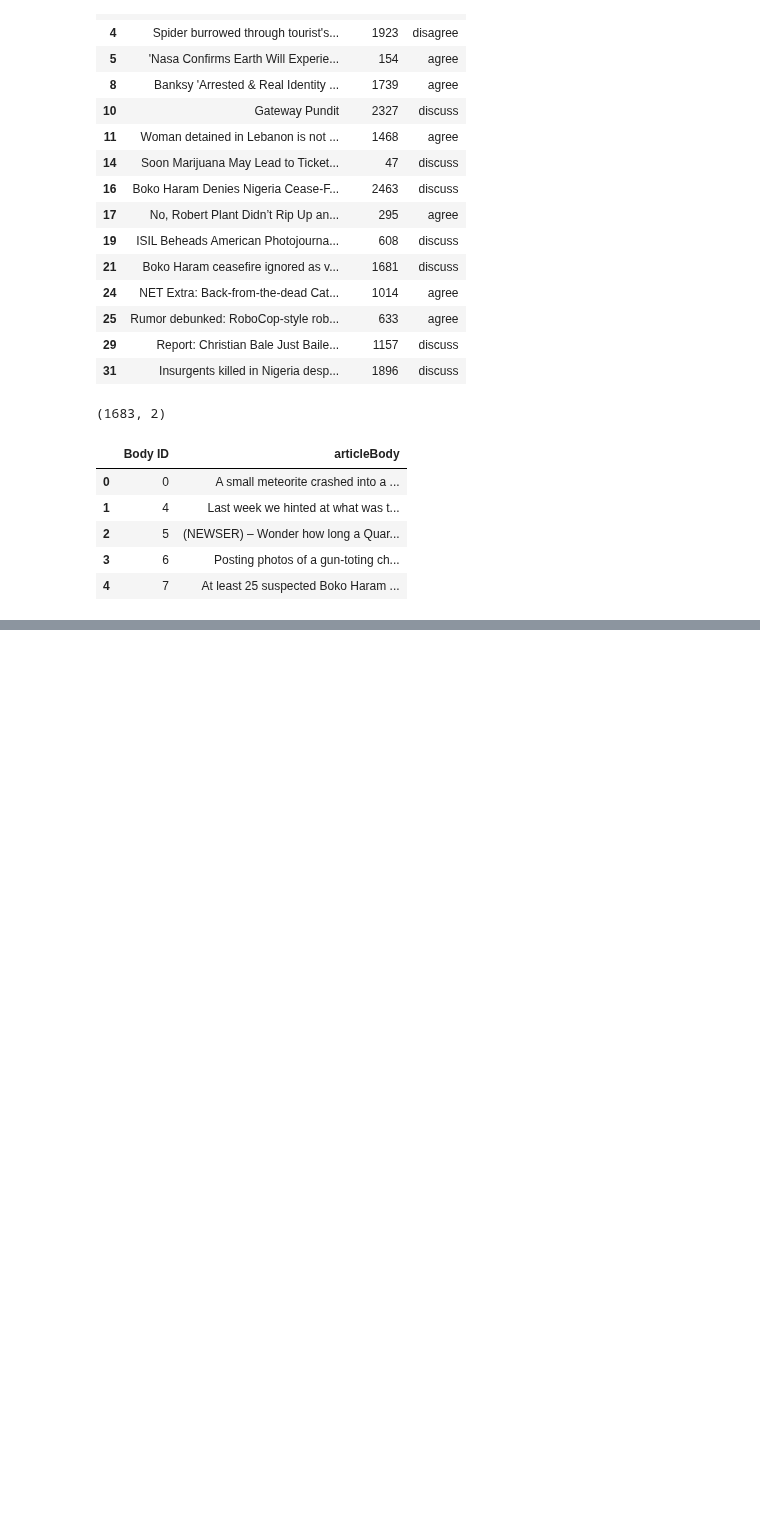
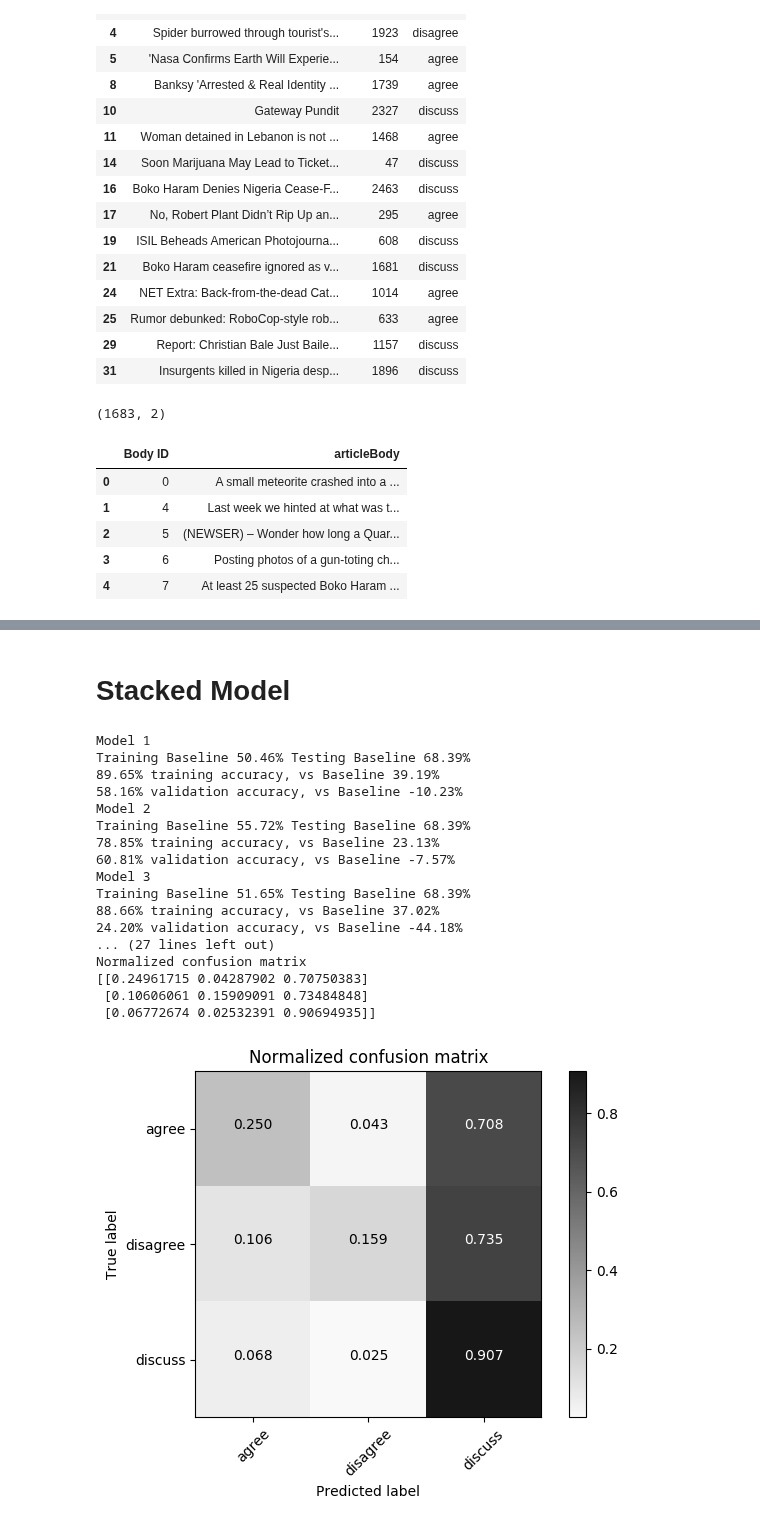
Before and after one commit to CornellDataScience/Insights-FakeNews, a Jupyter notebook: Graph Model.ipynb, the cells around one changed output, grey strips where cells are left out. Cells and saved outputs as stored; diff of their text form; code cells hidden in the pictures; blank space fills up the shorter version.

Commit message:
updated graph model

```diff
--- a/Graph Model.ipynb
+++ b/Graph Model.ipynb
@@ -213,7 +205,7 @@ def get_summary(doc, subjects, n = 5):
             return score/word_count if word_count > 4 else 0
     sentences = [s for s in doc.sents]
     scored_sentences = [[idx, sent, score_sentence(sent)] for idx, sent in enumerate(sentences)]
-    # scored_sentences = [s for s in scored_sentences if s[2] > 0] #filter out non-scoring sentences
+    scored_sentences = [s for s in scored_sentences if s[2] > 0] #filter out non-scoring sentences
     scored_sentences.sort(key = lambda x: x[2], reverse = True)
     top = scored_sentences[:n-1]
     top.sort(key = lambda x: x[0])
@@ -287,7 +279,7 @@ def get_neg_ancestors(doc):
             results[3] += 1
     return tuple(results)
 # %%
-h_id = 20
+h_id = 25
 df = agrees
 test = nlp(preprocess(list(df.values)[h_id][0]))
 print(test)
@@ -307,13 +299,10 @@ None
 # %%
 body_text = get_body(list(df.values)[h_id][1])
 body = coref(preprocess(body_text))
-resolved = body._.coref_resolved
-print(resolved)
-print("")
+resolved = body._.coref_resolved.lower()
 body = nlp(resolved)
 body_graph = build_graph(body)
 summary = get_summary(body, test_subj, 5)
-print(summary)
 for s in summary:
     svo_s = get_svos(s)
     print(get_shortest_path_to_negating(body_graph, test_subj))
@@ -366,7 +355,7 @@ for body in range(len(body_data)):
         print("Processed "+str(body))
     b_id, txt = tuple(body_data[body])
     nlp_a = coref(preprocess(txt))
-    nlp_b = nlp(nlp_a._.coref_resolved)
+    nlp_b = nlp(nlp_a._.coref_resolved.lower())
     body_graph = build_graph(nlp_b)
     nqb = 0
     for tok in nlp_b:
@@ -687,0 +560,64 @@ Normalized confusion matrix
+# %% [markdown]
+# Stacked Model
+# %%
+models = [
+RandomForestClassifier(n_estimators = 400, max_depth = 7), #, subsample = 0.2, learning_rate = 0.025, random_state=0, min_samples_leaf = 3),
+RandomForestClassifier(n_estimators = 400, max_depth = 7), #, subsample = 0.2, learning_rate = 0.025, random_state=0, min_samples_leaf = 3),
+RandomForestClassifier(n_estimators = 400, max_depth = 7), #, subsample = 0.2, learning_rate = 0.025, random_state=0, min_samples_leaf = 3),
+RandomForestClassifier(n_estimators = 400, max_depth = 7), #, subsample = 0.2, learning_rate = 0.025, random_state=0, min_samples_leaf = 3),
+RandomForestClassifier(n_estimators = 400, max_depth = 7), #, subsample = 0.2, learning_rate = 0.025, random_state=0, min_samples_leaf = 3),
+]
+trained_models, trained_data = train_multiple(models, [
+    [0,10,1],
+    [3,0,1],
+    [1,4,0],
+    [3,10,1],
+    [1,1,1],
+])
+
+model = DecisionTreeClassifier()
+models = list(trained_models)
+training_data = trained_data[0]
+testing_data = trained_data[1]
+preds = [label_to_int(m.predict(training_data[0])) for m in models]
+model.fit(np.swapaxes(preds,0,1), training_data[1])
+tr_acc = model.score(np.swapaxes(preds,0,1), training_data[1])
+print('{0:.2f}% training accuracy'.format(tr_acc*100))
+
+test_preds = [label_to_int(m.predict(testing_data[0])) for m in models]
+val_acc = model.score(np.swapaxes(test_preds,0,1), testing_data[1])
+print('{0:.2f}% validation accuracy'.format(val_acc*100))
+print("Baseline comparison: TR {0:.2f}% VAL {1:.2f}%".format((tr_acc-baseline_tr)*100,(val_acc-baseline_val)*100))
+
+actual = testing_data[1]
+predicted = model.predict(np.swapaxes(test_preds,0,1))
+# actual = actual + ["unrelated"] * 7500
+# predicted = np.concatenate((predicted, ["unrelated"] * 7500),axis = 0)
+sc.report_score(actual, predicted)
+print("F1 Score")
+print(f1_score(actual, predicted, average = None))
+print("Avg Precision Score")
+print(precision_score(actual, predicted, average = None))
+matrix = confusion_matrix(actual,predicted)
+plot_confusion_matrix(matrix, classes=["agree","disagree", "discuss"],
+                      title='Normalized confusion matrix')
+plt.show()
+# %% [output]
+Model 1
+Training Baseline 50.46% Testing Baseline 68.39%
+89.65% training accuracy, vs Baseline 39.19%
+58.16% validation accuracy, vs Baseline -10.23%
+Model 2
+Training Baseline 55.72% Testing Baseline 68.39%
+78.85% training accuracy, vs Baseline 23.13%
+60.81% validation accuracy, vs Baseline -7.57%
+Model 3
+Training Baseline 51.65% Testing Baseline 68.39%
+88.66% training accuracy, vs Baseline 37.02%
+24.20% validation accuracy, vs Baseline -44.18%
+... (27 lines left out)
+Normalized confusion matrix
+[[0.24961715 0.04287902 0.70750383]
+ [0.10606061 0.15909091 0.73484848]
+ [0.06772674 0.02532391 0.90694935]]
+[figure, added]
```
Also changed, not shown: parts of 15 cells of this notebook.
